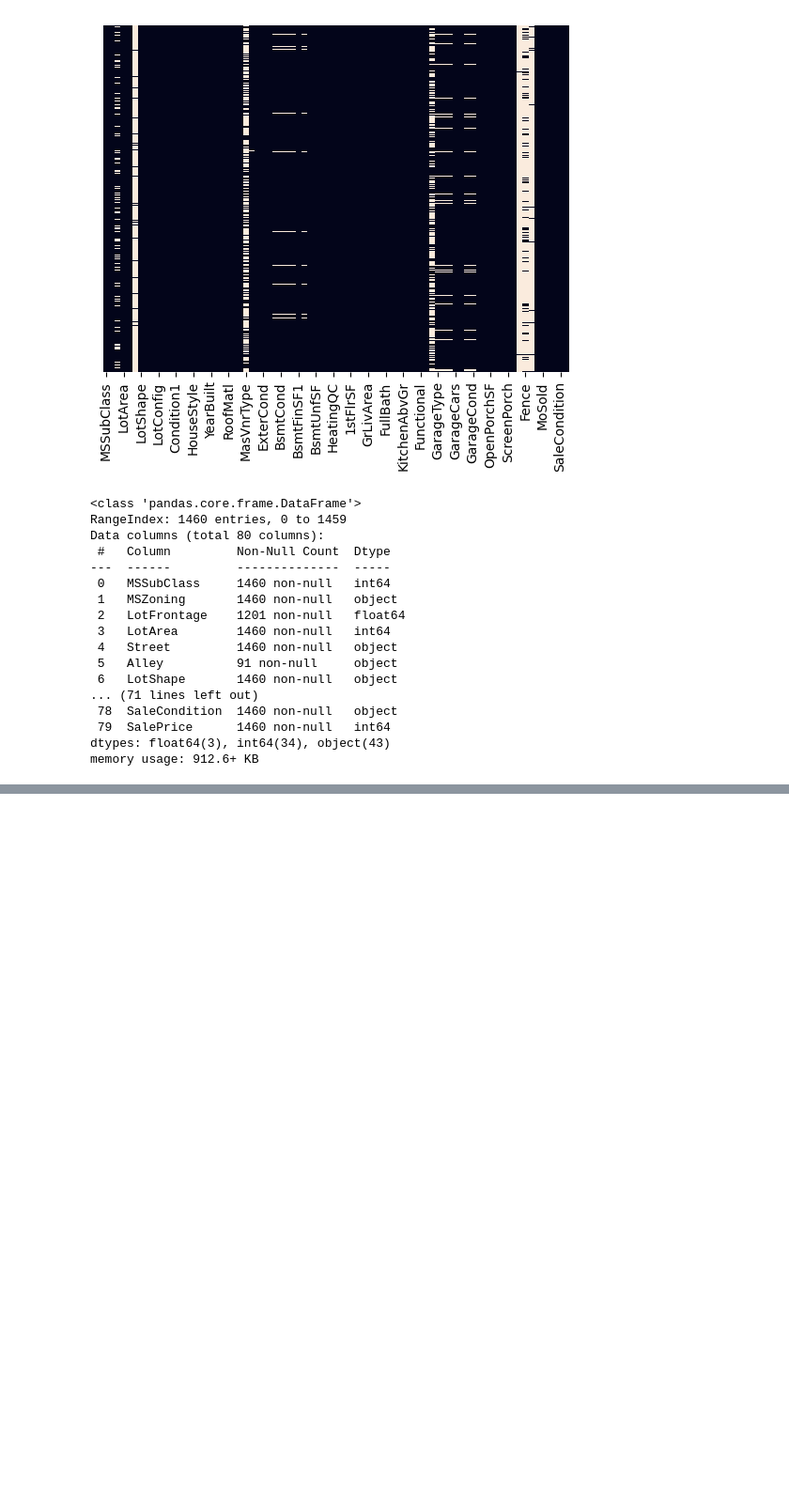
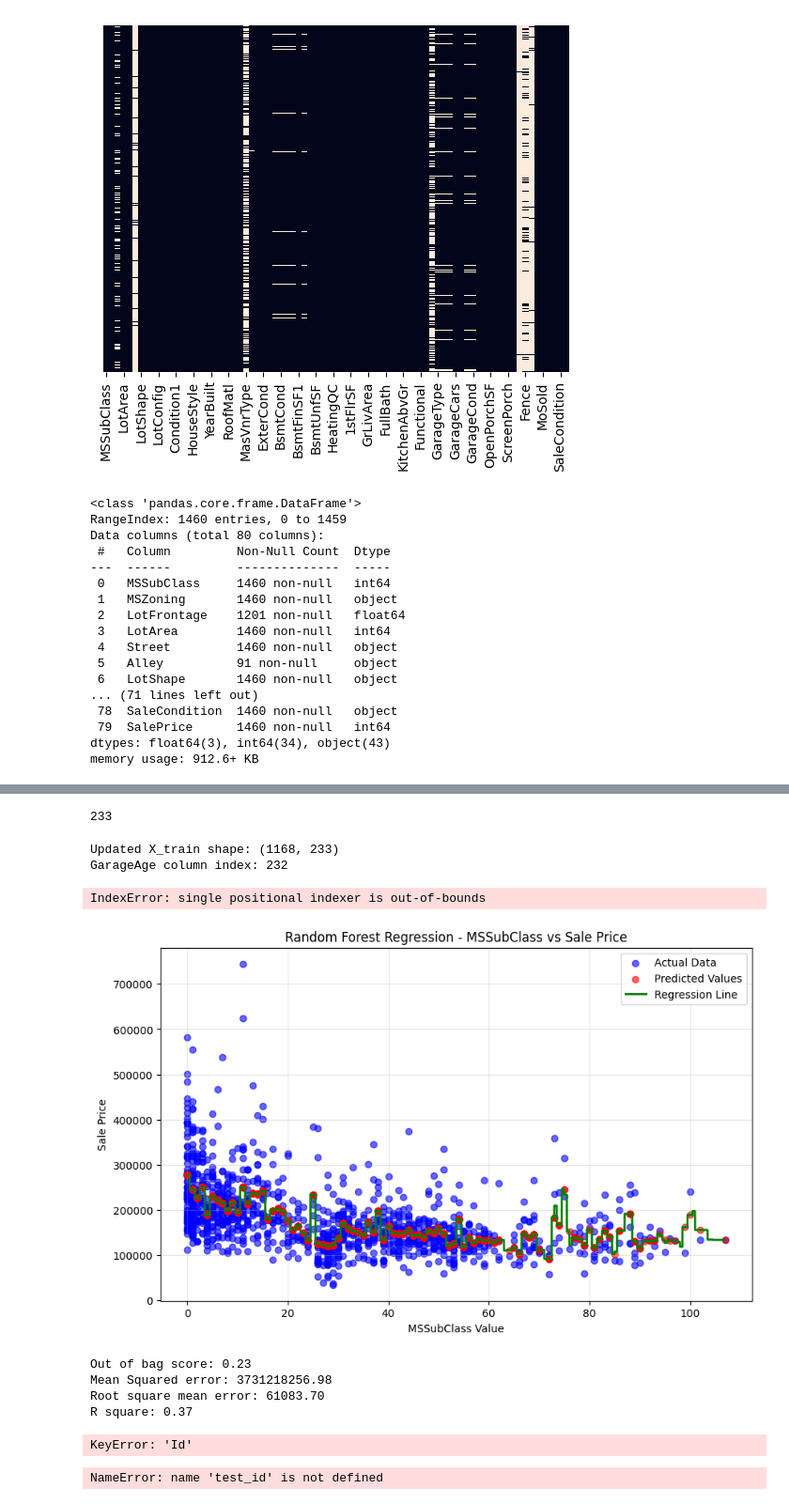
Before and after one commit to YesuDesu21/KaggleCompetition, a Jupyter notebook: HousePrices/solution/HousePriceSol.ipynb, the cells around one changed output, grey strips where cells are left out. Shown at 94% size. Saved outputs shown, nothing was run; the diff lists cells and outputs as text; code cells hidden in the pictures; blank space fills up the shorter version.

Commit message:
Messy submission

```diff
--- a/HousePrices/solution/HousePriceSol.ipynb
+++ b/HousePrices/solution/HousePriceSol.ipynb
@@ -185,0 +518,67 @@ df["GarageYrBlt"]= df["GarageYrBlt"].fillna(df["GarageYrBlt"].median())
+# %%
+final_df.columns.get_loc("GarageAge")
+# %% [output]
+233
+# %%
+change_value()
+# %% [output]
+Updated X_train shape: (1168, 233)
+GarageAge column index: 232
+# %%
+print(X_train.iloc[:,232].name+"\n")
+X_train_simple = X_train.iloc[:, 232].values.reshape(-1, 1)
+# %% [output]
+IndexError: single positional indexer is out-of-bounds
+# %%
+fit_regressor()
+visualize(X_train_simple, column_name="GarageAge")
+predict_evaluate()
+# %% [output]
+[figure, added]
+Out of bag score: 0.23
+Mean Squared error: 3731218256.98
+Root square mean error: 61083.70
+R square: 0.37
+# %%
+# Create Kaggle submission file using OverallQual model predictions
+import pandas as pd
+
+# Load the original test data to get IDs (since train_df doesn't have Id column)
+original_test = pd.read_csv("../data/test.csv")
+
+# Make predictions on test data using the OverallQual-based Random Forest model
+# OverallQual is at index 3 in the processed data
+overallqual_test_data = test_df.iloc[:, 3].values.reshape(-1, 1)
+test_predictions = regressor.predict(overallqual_test_data)
+
+# Create submission dataframe
+submission = pd.DataFrame({
+    'Id': original_test['Id'],
+    'SalePrice': test_predictions
+})
+
+# Save to CSV
+submission.to_csv('submission_overallqual.csv', index=False)
+
+print("Submission file created successfully using OverallQual model!")
+print(f"Submission shape: {submission.shape}")
+print("\nFirst 5 rows:")
+print(submission.head())
+
+# Verify the format matches Kaggle requirements
+print(f"\nColumns: {list(submission.columns)}")
+print(f"Number of predictions: {len(submission)}")
+print(f"Prediction range: ${test_predictions.min():.2f} - ${test_predictions.max():.2f}")
+# %% [output]
+KeyError: 'Id'
+# %%
+#Choosing overall quality
+X_train_simple = X_train.iloc[:, 3].values.reshape(-1, 1)
+y_pred = regressor.predict(X_train_simple)
+submission = y_pred
+
+new_df = pd.DataFrame({"Id":test_id.values,
+"SalePrice": submission}
+)
+# %% [output]
+NameError: name 'test_id' is not defined
```
Also changed, not shown: parts of 38 cells of this notebook, 3 other files.
